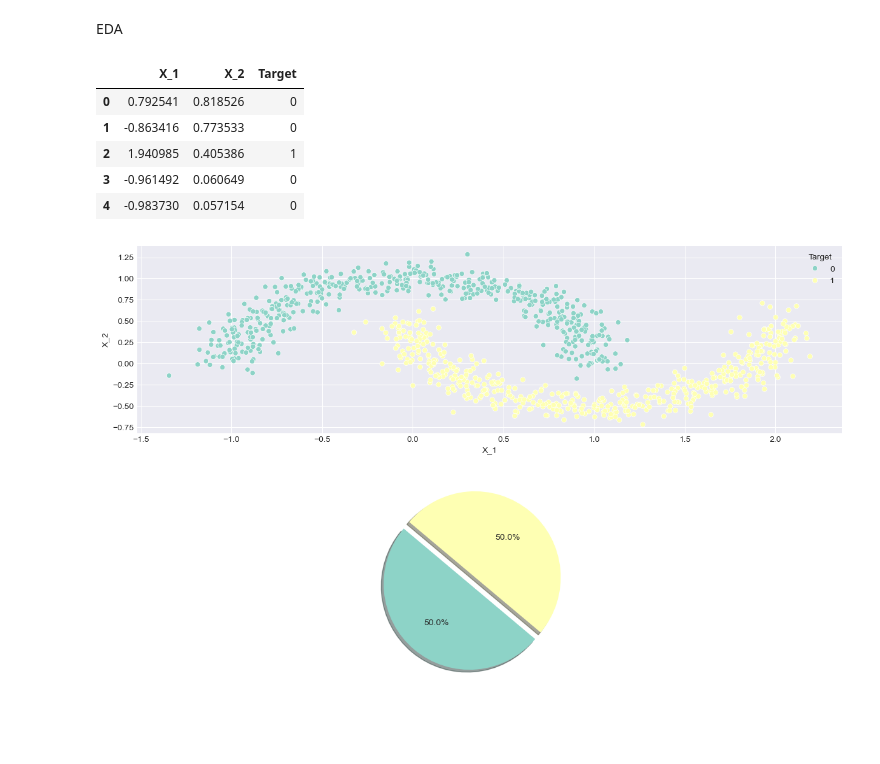
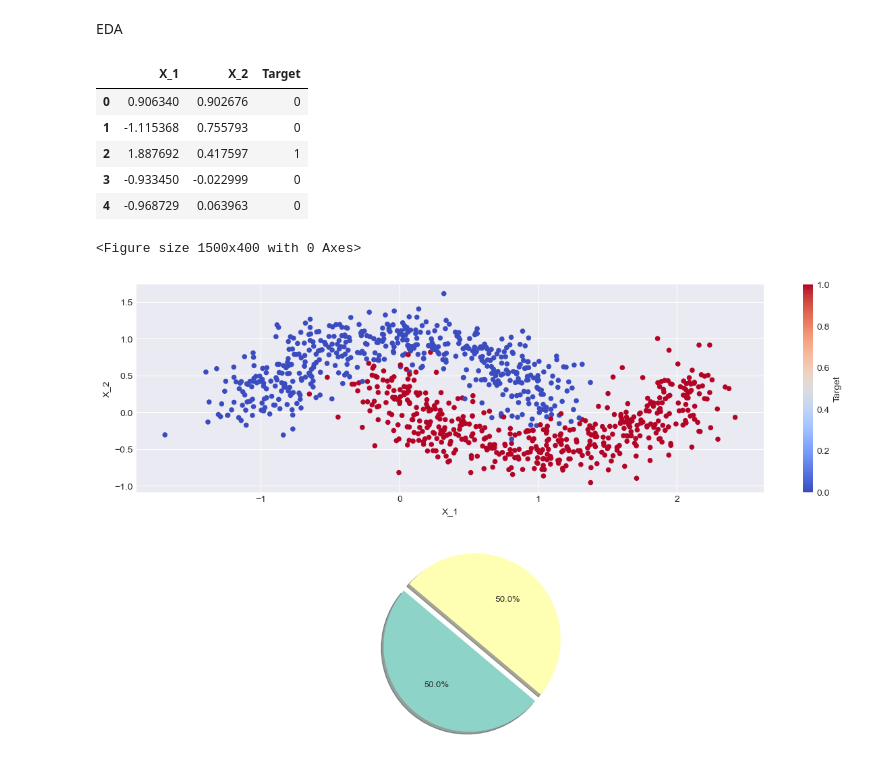
Before and after one commit to sngrajesh/DeepLearningAndNeuralNetworks, a Jupyter notebook: Day02/L02_single_layer_network.ipynb, the cells around one changed output. Cells and saved outputs as stored; diff of their text form; code cells hidden in the pictures; blank space fills up the shorter version.

```diff
--- a/Day02/L02_single_layer_network.ipynb
+++ b/Day02/L02_single_layer_network.ipynb
@@ -25,7 +26,7 @@ np.random.seed(RANDOM_STATE)
 
 
 N_SAMPLES = 1000
-NOISE = 0.1
+NOISE = 0.2
 ALPHA = 0.1
 EPOCHS = 200
 
@@ -69,17 +70,18 @@ df["Target"] = y
 df.head()
 # %% [output]
 |  | X_1 | X_2 | Target |
-| 0 | 0.792541 | 0.818526 | 0 |
-| 1 | -0.863416 | 0.773533 | 0 |
-| 2 | 1.940985 | 0.405386 | 1 |
-| 3 | -0.961492 | 0.060649 | 0 |
-| 4 | -0.983730 | 0.057154 | 0 |
+| 0 | 0.906340 | 0.902676 | 0 |
+| 1 | -1.115368 | 0.755793 | 0 |
+| 2 | 1.887692 | 0.417597 | 1 |
+| 3 | -0.933450 | -0.022999 | 0 |
+| 4 | -0.968729 | 0.063963 | 0 |
 # %%
 plt.figure()
-sns.scatterplot(x="X_1", y="X_2", hue="Target", data=df)
+df.plot.scatter(x="X_1", y="X_2", c="Target", cmap=CMAP)
 plt.show()
 # %% [output]
+<Figure size 1500x400 with 0 Axes>
-[figure, old version]
+[figure, new version]
 # %%
 fix, axis = plt.subplots()
 explode = (0, 0.1,) # only "explode" the 2nd ring
```
Also changed, not shown: parts of 5 cells of this notebook.
